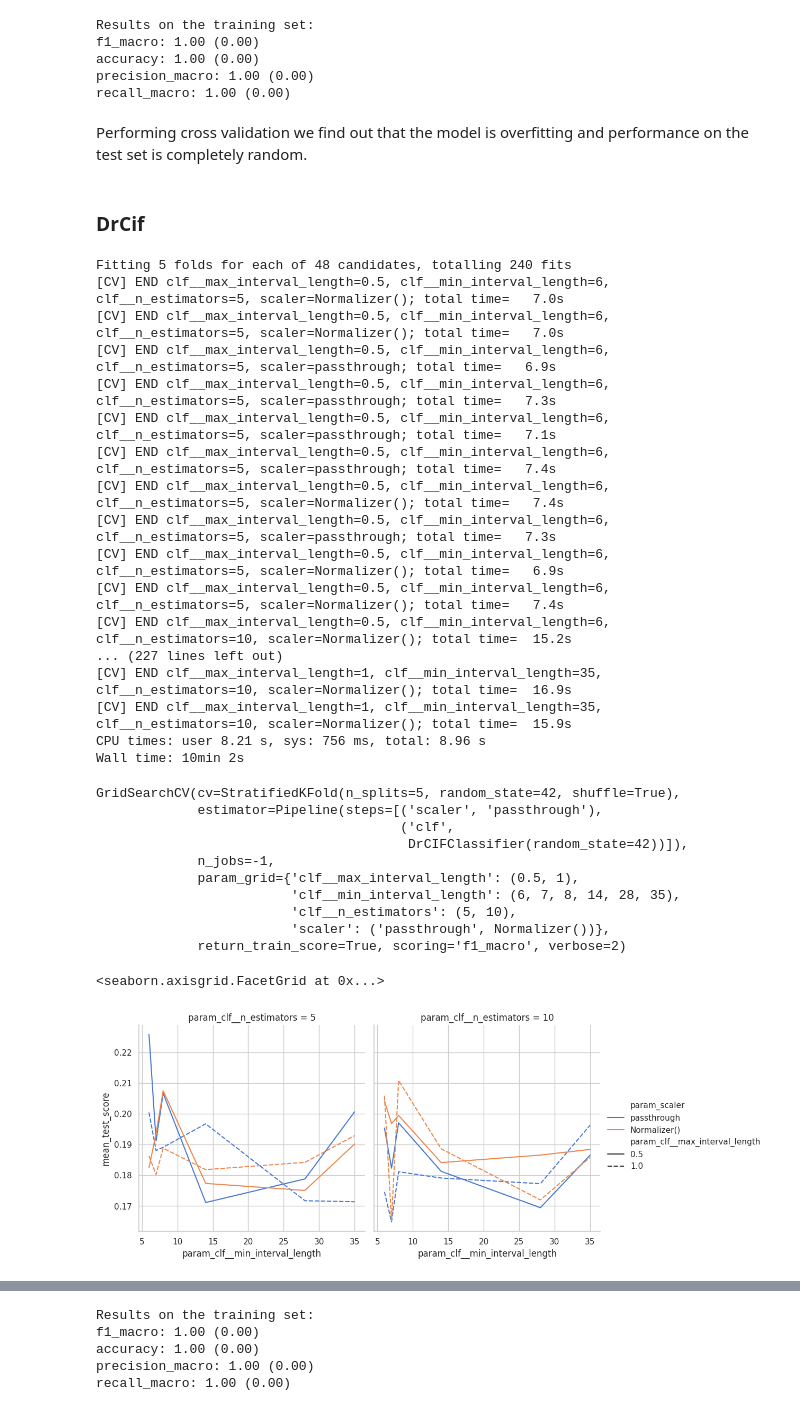
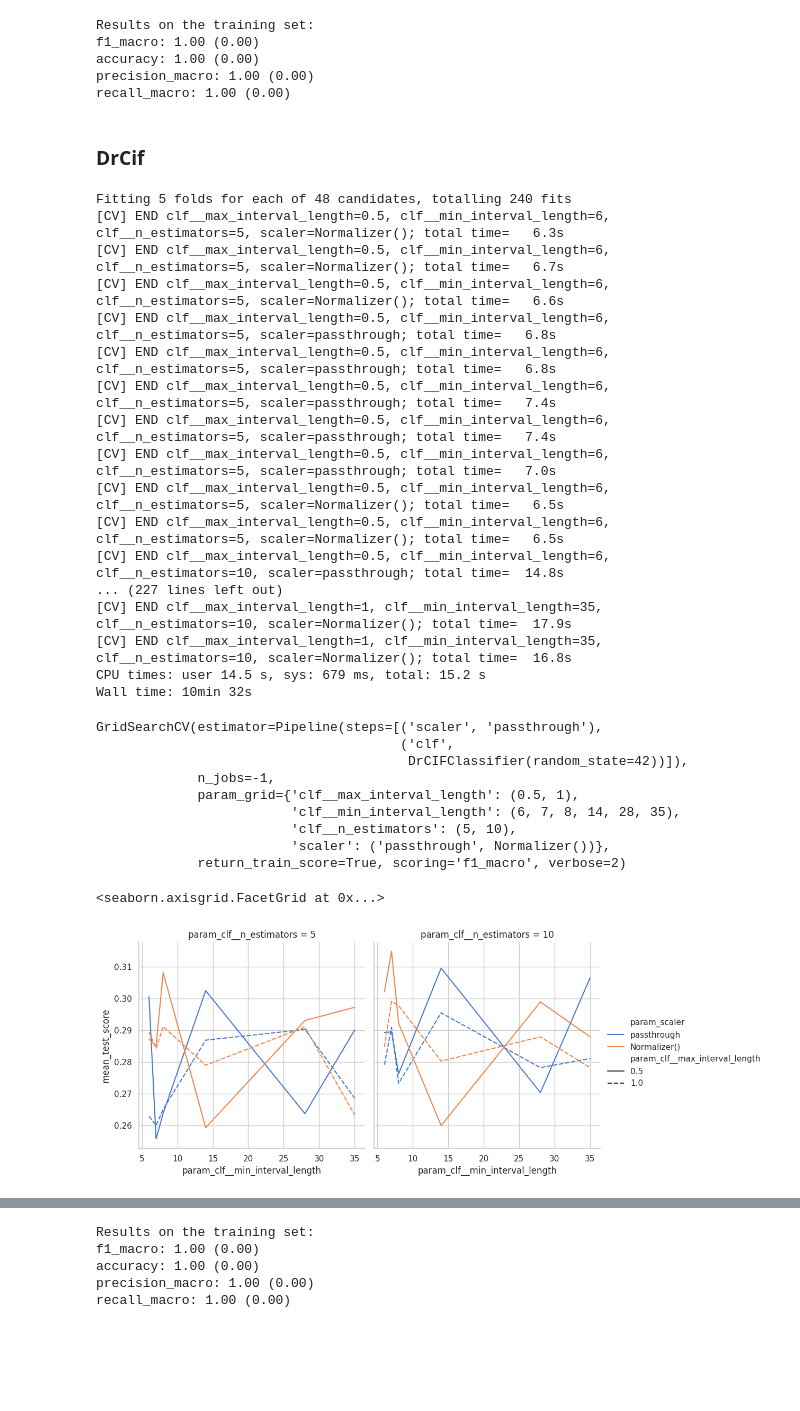
Before and after one commit to g-fabiani4-unipi/dm2_project, a Jupyter notebook: src/time_series/ensemble_interval_based.ipynb, the cells around one changed output, grey strips where cells are left out. Drawn from its saved outputs; the diff is of its cells as text; code cells hidden in the pictures; blank space fills up the shorter version.

Commit message:
TSF and drCIF, this time without fumbling the instance-label association

```diff
--- a/src/time_series/ensemble_interval_based.ipynb
+++ b/src/time_series/ensemble_interval_based.ipynb
@@ -24,12 +24,7 @@ sns.set_theme(context='notebook', style='whitegrid', palette='muted')
 data_dir = Path('../../results')
 train = pd.read_csv(data_dir / 'train_ts.csv', index_col='id')
 train['action'] = train['genre'].map(lambda x: 'Action' in x)
-train_X = (train[[str(i) for i in range(100)]]
-           .reset_index()
-           .melt(id_vars='id', var_name='time'))
-train_X['time'] = train_X['time'].astype(int)
-train_X = train_X.set_index(['id', 'time'])
-train_X = train_X.sort_index().values.reshape((850, 1, 100))
+train_X = train[[str(i) for i in range(100)]].values.reshape(len(train), 1, 100)
 # %%
 type(train_X), train_X.shape
 # %% [output]
@@ -85,8 +78,7 @@ grid = GridSearchCV(pipeline,
                     scoring=('f1_macro'),
                     n_jobs=-1,
                     verbose=2,
-                    return_train_score=True,
-                    cv=cv)
+                    return_train_score=True)
 # %%
 %%time
 grid.fit(train_X, train_y)
@@ -162,8 +151,6 @@ f1_macro: 1.00 (0.00)
 accuracy: 1.00 (0.00)
 precision_macro: 1.00 (0.00)
 recall_macro: 1.00 (0.00)
-# %% [markdown]
-Performing cross validation we find out that the model is overfitting and performance on the test set is completely random.
 # %% [markdown]
 ### DrCif
 # %%
@@ -187,31 +174,29 @@ grid = GridSearchCV(drcif_pipeline,
                     scoring=('f1_macro'),
                     n_jobs=-1,
                     verbose=2,
-                    return_train_score=True,
-                    cv=cv)
+                    return_train_score=True)
 # %%
 %%time
 grid.fit(train_X, train_y)
 # %% [output]
 Fitting 5 folds for each of 48 candidates, totalling 240 fits
-[CV] END clf__max_interval_length=0.5, clf__min_interval_length=6, clf__n_estimators=5, scaler=Normalizer(); total time=   7.0s
-[CV] END clf__max_interval_length=0.5, clf__min_interval_length=6, clf__n_estimators=5, scaler=Normalizer(); total time=   7.0s
-[CV] END clf__max_interval_length=0.5, clf__min_interval_length=6, clf__n_estimators=5, scaler=passthrough; total time=   6.9s
-[CV] END clf__max_interval_length=0.5, clf__min_interval_length=6, clf__n_estimators=5, scaler=passthrough; total time=   7.3s
-[CV] END clf__max_interval_length=0.5, clf__min_interval_length=6, clf__n_estimators=5, scaler=passthrough; total time=   7.1s
+[CV] END clf__max_interval_length=0.5, clf__min_interval_length=6, clf__n_estimators=5, scaler=Normalizer(); total time=   6.3s
+[CV] END clf__max_interval_length=0.5, clf__min_interval_length=6, clf__n_estimators=5, scaler=Normalizer(); total time=   6.7s
+[CV] END clf__max_interval_length=0.5, clf__min_interval_length=6, clf__n_estimators=5, scaler=Normalizer(); total time=   6.6s
+[CV] END clf__max_interval_length=0.5, clf__min_interval_length=6, clf__n_estimators=5, scaler=passthrough; total time=   6.8s
+[CV] END clf__max_interval_length=0.5, clf__min_interval_length=6, clf__n_estimators=5, scaler=passthrough; total time=   6.8s
 [CV] END clf__max_interval_length=0.5, clf__min_interval_length=6, clf__n_estimators=5, scaler=passthrough; total time=   7.4s
-[CV] END clf__max_interval_length=0.5, clf__min_interval_length=6, clf__n_estimators=5, scaler=Normalizer(); total time=   7.4s
-[CV] END clf__max_interval_length=0.5, clf__min_interval_length=6, clf__n_estimators=5, scaler=passthrough; total time=   7.3s
-[CV] END clf__max_interval_length=0.5, clf__min_interval_length=6, clf__n_estimators=5, scaler=Normalizer(); total time=   6.9s
-[CV] END clf__max_interval_length=0.5, clf__min_interval_length=6, clf__n_estimators=5, scaler=Normalizer(); total time=   7.4s
-[CV] END clf__max_interval_length=0.5, clf__min_interval_length=6, clf__n_estimators=10, scaler=Normalizer(); total time=  15.2s
+[CV] END clf__max_interval_length=0.5, clf__min_interval_length=6, clf__n_estimators=5, scaler=passthrough; total time=   7.4s
+[CV] END clf__max_interval_length=0.5, clf__min_interval_length=6, clf__n_estimators=5, scaler=passthrough; total time=   7.0s
+[CV] END clf__max_interval_length=0.5, clf__min_interval_length=6, clf__n_estimators=5, scaler=Normalizer(); total time=   6.5s
+[CV] END clf__max_interval_length=0.5, clf__min_interval_length=6, clf__n_estimators=5, scaler=Normalizer(); total time=   6.5s
+[CV] END clf__max_interval_length=0.5, clf__min_interval_length=6, clf__n_estimators=10, scaler=passthrough; total time=  14.8s
 ... (227 lines left out)
-[CV] END clf__max_interval_length=1, clf__min_interval_length=35, clf__n_estimators=10, scaler=Normalizer(); total time=  16.9s
-[CV] END clf__max_interval_length=1, clf__min_interval_length=35, clf__n_estimators=10, scaler=Normalizer(); total time=  15.9s
-CPU times: user 8.21 s, sys: 756 ms, total: 8.96 s
-Wall time: 10min 2s
+[CV] END clf__max_interval_length=1, clf__min_interval_length=35, clf__n_estimators=10, scaler=Normalizer(); total time=  17.9s
+[CV] END clf__max_interval_length=1, clf__min_interval_length=35, clf__n_estimators=10, scaler=Normalizer(); total time=  16.8s
+CPU times: user 14.5 s, sys: 679 ms, total: 15.2 s
+Wall time: 10min 32s
-GridSearchCV(cv=StratifiedKFold(n_splits=5, random_state=42, shuffle=True),
-             estimator=Pipeline(steps=[('scaler', 'passthrough'),
+GridSearchCV(estimator=Pipeline(steps=[('scaler', 'passthrough'),
                                        ('clf',
                                         DrCIFClassifier(random_state=42))]),
              n_jobs=-1,
@@ -223,13 +208,12 @@ GridSearchCV(cv=StratifiedKFold(n_splits=5, random_state=42, shuffle=True),
 # %%
 results = pd.DataFrame(grid.cv_results_)
 sns.relplot(results, x='param_clf__min_interval_length', y='mean_test_score', kind='line',
             col='param_clf__n_estimators',
             hue='param_scaler',
-            style='param_clf__max_interval_length',
-            col_wrap=2)
+            style='param_clf__max_interval_length')
 # %% [output]
 <seaborn.axisgrid.FacetGrid at 0x...>
-[figure, old version]
+[figure, new version]
 # %%
 grid.best_params_
 # %% [output]
```
Also changed, not shown: parts of 23 cells of this notebook.
